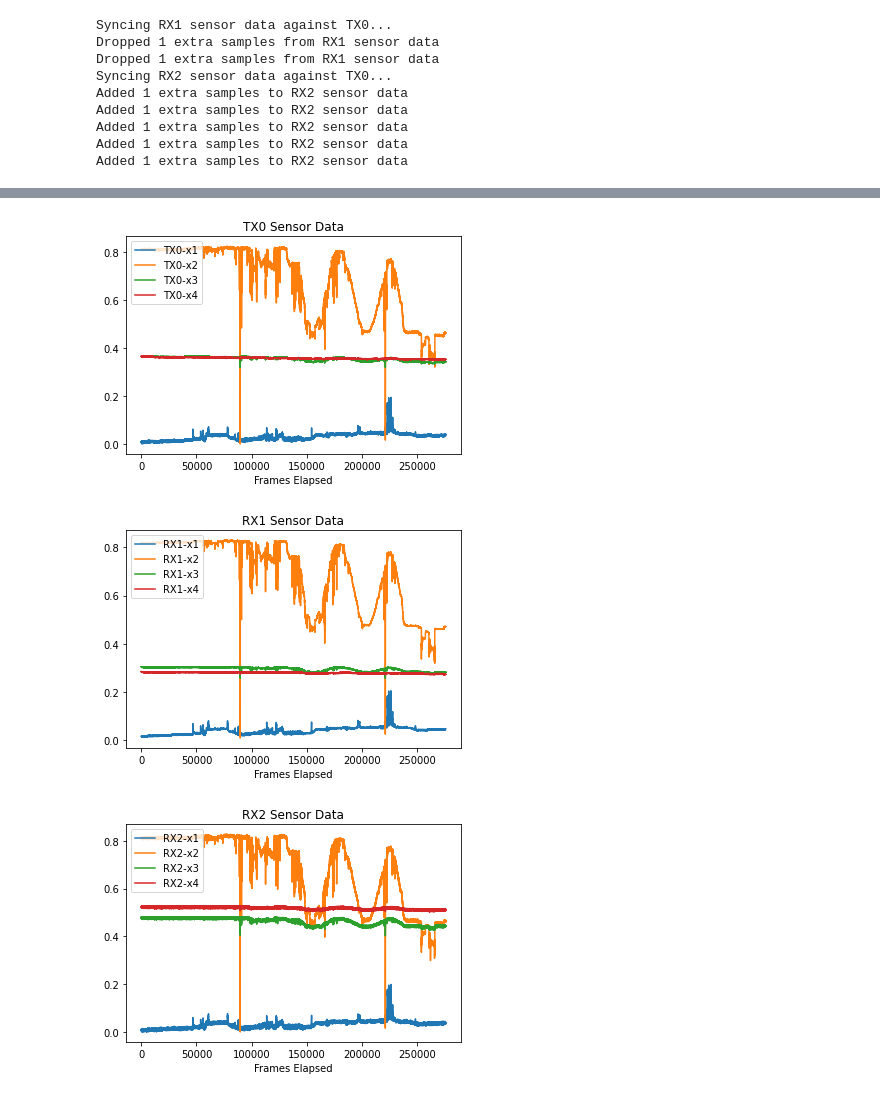
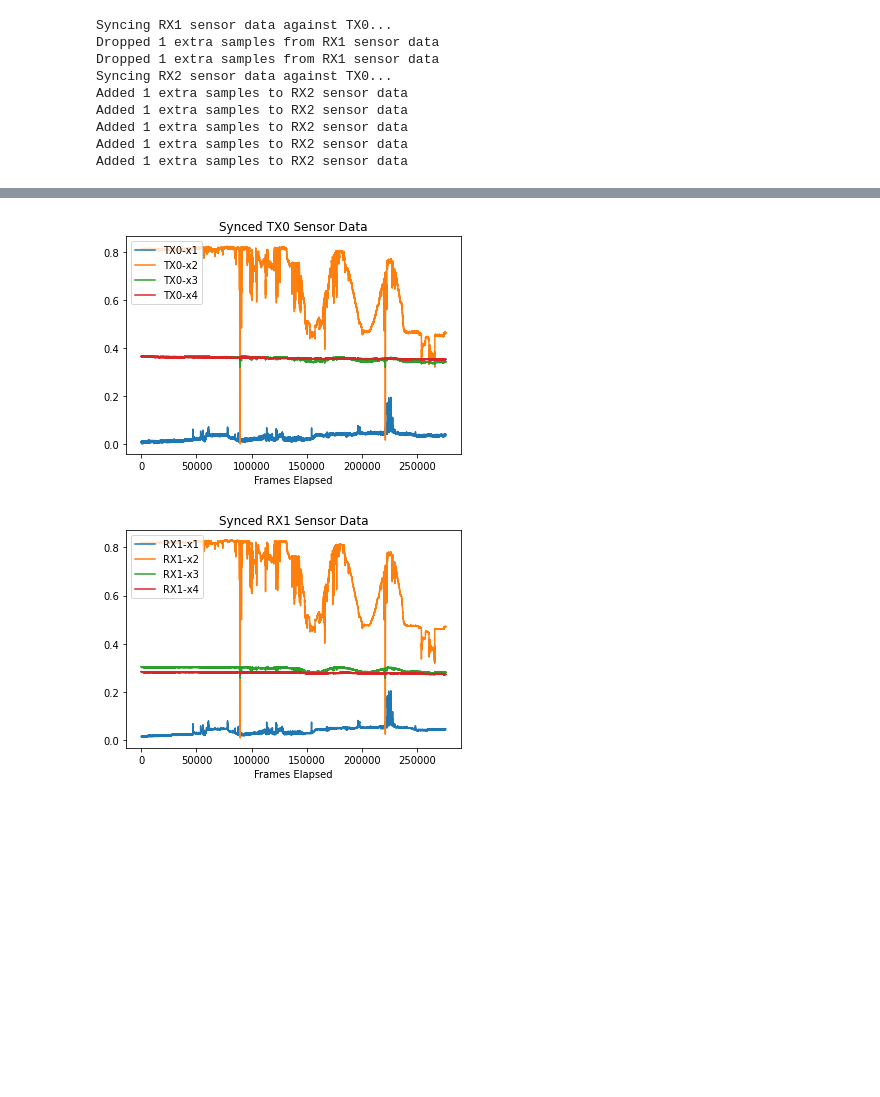
Before and after one commit to pelinski/bela-data-syncer, a Jupyter notebook: DataSyncer/example.ipynb, the cells around one changed output, grey strips where cells are left out. Cells and saved outputs as stored; diff of their text form; code cells hidden in the pictures; blank space fills up the shorter version.

```diff
--- a/DataSyncer/example.ipynb
+++ b/DataSyncer/example.ipynb
@@ -50,8 +48,6 @@ dataSyncerRX2.plotSensorRaw()
 # %%
 dataSyncerTX.plotSensor()
 dataSyncerRX1.plotSensor()
-dataSyncerRX2.plotSensor()
 # %% [output]
-[figure, old version]
+[figure, new version]
-[figure, old version]
+[figure, new version]
-[figure, removed]
```
Also changed, not shown: parts of 1 cell of this notebook, 2 other files.
